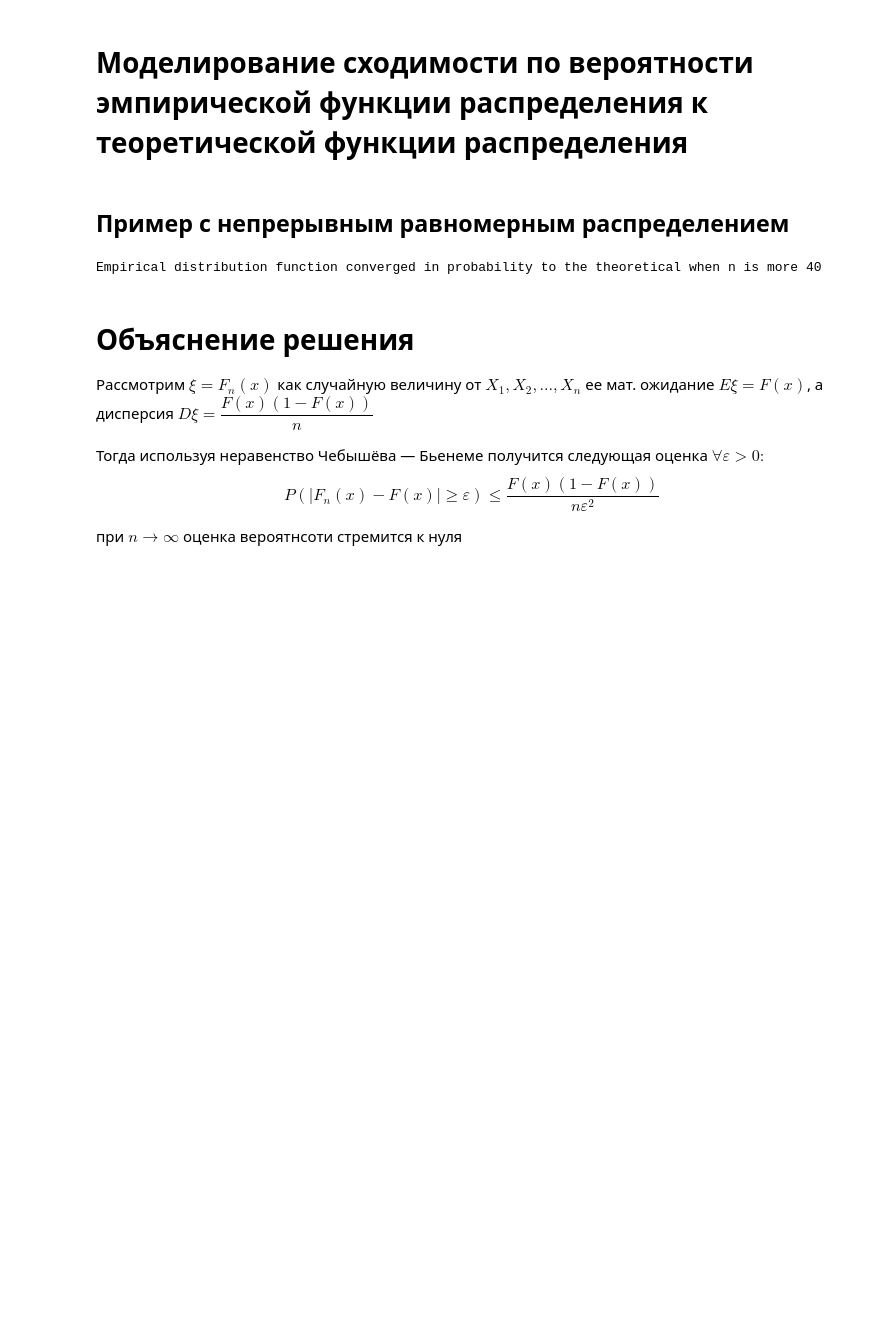
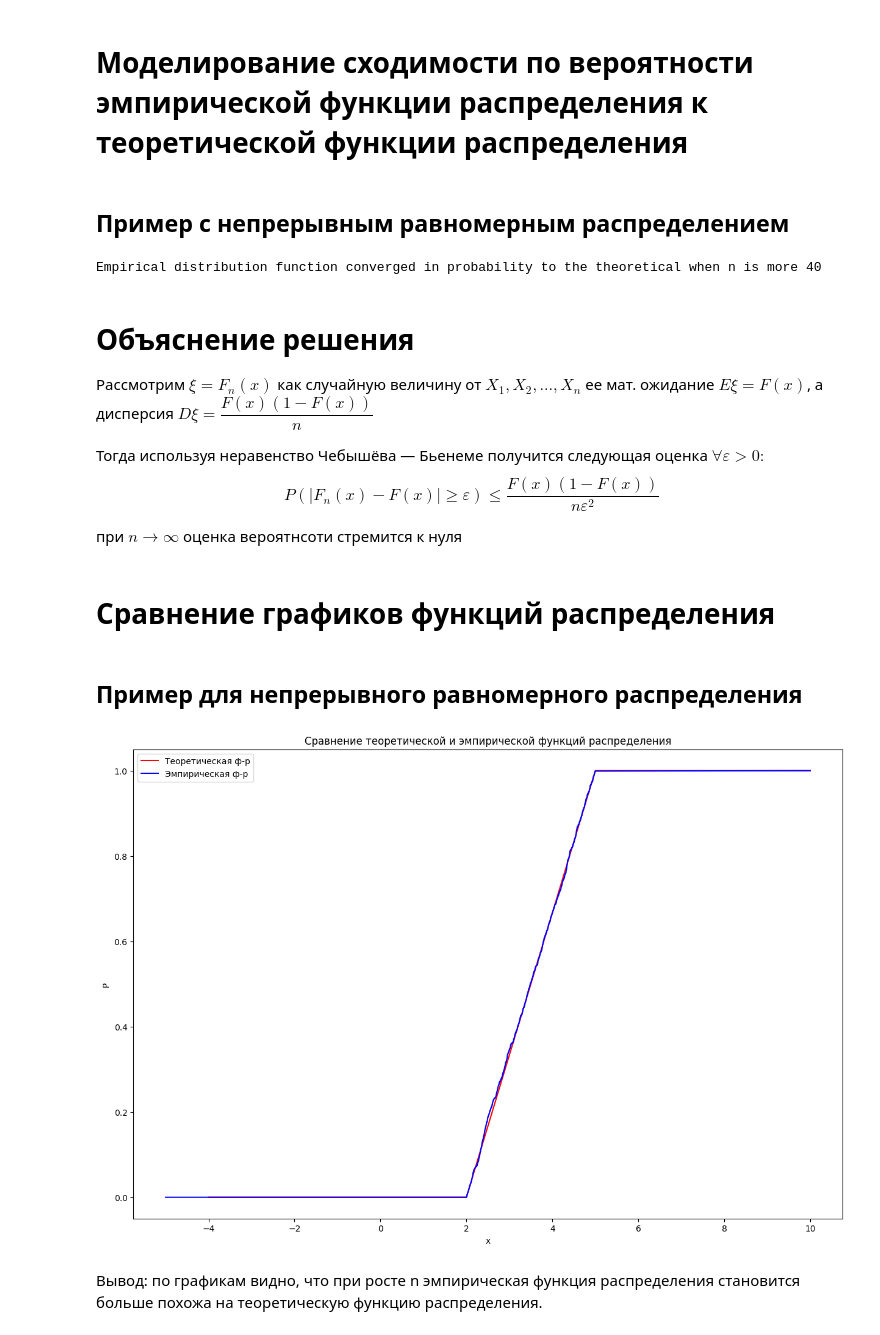
Before and after one commit to walcermelodia/hse-statistics, a Jupyter notebook: hw-5.ipynb, the cells around one changed output. Cells and saved outputs as stored; diff of their text form; code cells hidden in the pictures; blank space fills up the shorter version.

```diff
--- a/hw-5.ipynb
+++ b/hw-5.ipynb
@@ -49,3 +49,5 @@ $\forall \varepsilon > 0: $
 $$P(|F_n(x) - F(x)| \geqslant \varepsilon) \leqslant \dfrac{F(x)(1 - F(x))}{n \varepsilon^2}$$
 
 при $n \rightarrow \infty$ оценка вероятнсоти стремится к нуля
+# %% [markdown]
+# Сравнение графиков функций распределения
@@ -51,0 +57,49 @@ $$P(|F_n(x) - F(x)| \geqslant \varepsilon) \leqslant \dfrac{F(x)(1 - F(x))}{n \v
+# %%
+def draw_comparison(x, y, x_gen, y_gen, figure_size=(15, 10)):
+    plt.figure(figsize=(15,10))
+
+    plt.plot(x, y, color='r', label='Теоретическая ф-р')
+    plt.plot(x_gen, y_gen, color='b', label='Эмпирическая ф-р')
+
+    plt.xlabel("x")
+    plt.ylabel("P")
+    plt.title("Сравнение теоретической и эмпирической функций распределения")
+
+    plt.legend()
+    plt.show()
+# %%
+def generate(a, b, N, seed=42):
+    rng = np.random.default_rng(seed=seed)
+    generated_x = rng.random(N) * (b - a) + a
+
+    step = (b - a) / N
+    x = a
+    gen_x = [-5]
+    gen_F = [0]
+    while x < b:
+        gen_x.append(x)
+
+        rate = len(np.where(generated_x < x)[0])
+        gen_F.append(rate / N)
+        x += step
+
+    gen_x.append(10)
+    gen_F.append(1)
+
+    x_true = [-4, 2, 5, 10]
+    y_true = [0, 0, 1, 1]
+
+    return x_true, y_true, gen_x, gen_F
+# %% [markdown]
+## Пример для непрерывного равномерного распределения
+# %%
+a = 2
+b = 5
+seed = 42
+N = 1000
+x_true, y_true, gen_x, gen_F = generate(a, b, N) # сгенерировать выборки
+draw_comparison(x_true, y_true, gen_x, gen_F) #
+# %% [output]
+[figure, added]
+# %% [markdown]
+Вывод: по графикам видно, что при росте n эмпирическая функция распределения становится больше похожа на теоретическую функцию распределения.
```
Also changed, not shown: parts of 1 cell of this notebook.
